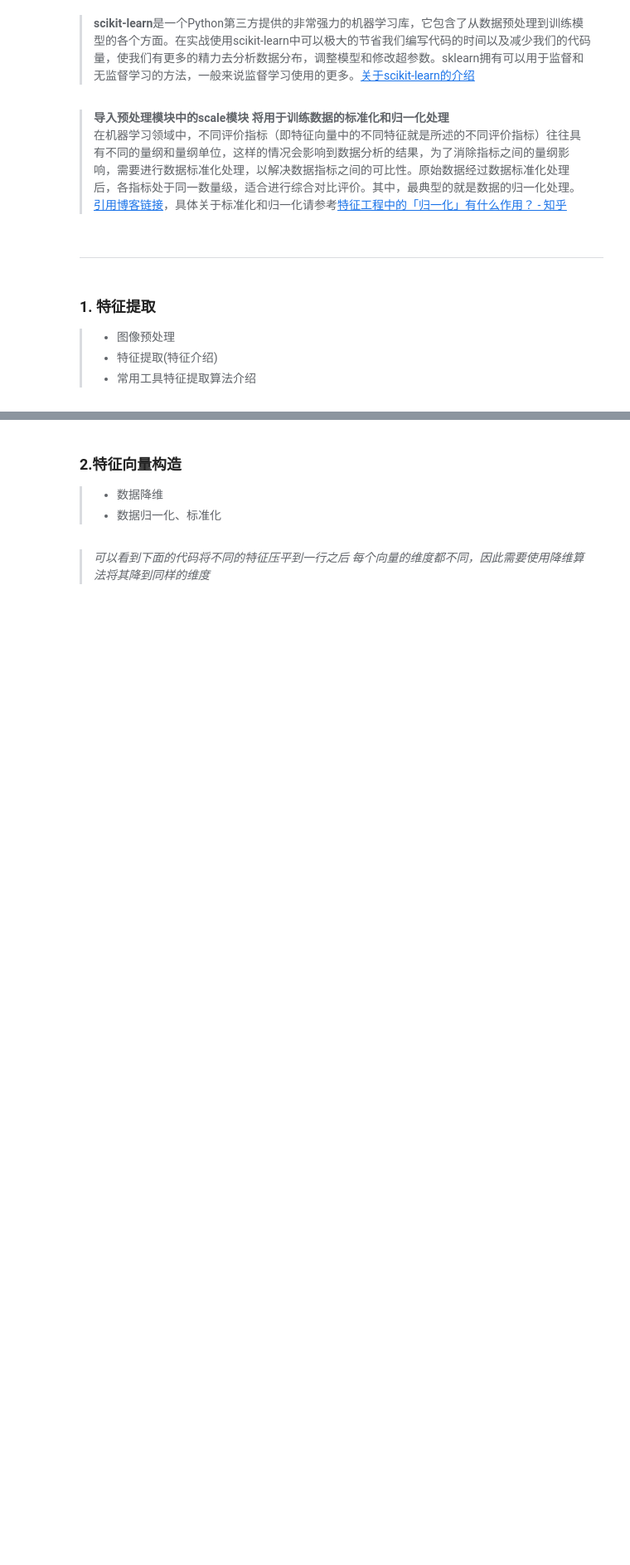
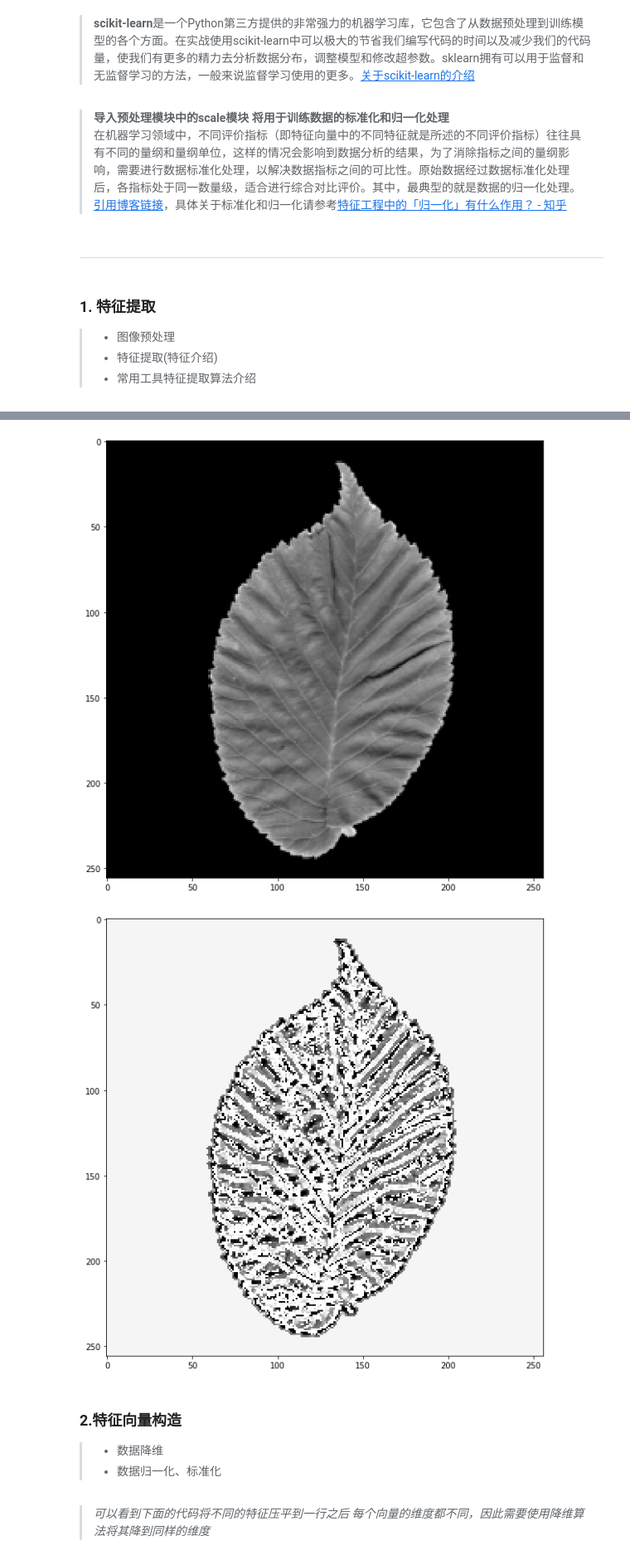
Before and after one commit to danyuliuyan/image_classification_demo, a Jupyter notebook: feature_extraction_demo.ipynb, the cells around one changed output, grey strips where cells are left out. Shown: that part at 83% size. Drawn from its saved outputs; the diff is of its cells as text; code cells hidden in the pictures; blank space fills up the shorter version.

```diff
--- a/feature_extraction_demo.ipynb
+++ b/feature_extraction_demo.ipynb
@@ -113,3 +113,13 @@ uint8
+# %%
+plt.figure(figsize=(10,10))
+plt.imshow(gray_image)
+plt.show()
+plt.figure(figsize=(10,10))
+plt.imshow(feature_lbp)
+plt.show()
+# %% [output]
+[figure, added]
+[figure, added]
 # %% [markdown]
 ### 2.特征向量构造
 > - 数据降维
```
Also changed, not shown: parts of 5 cells of this notebook, 1 other file.
